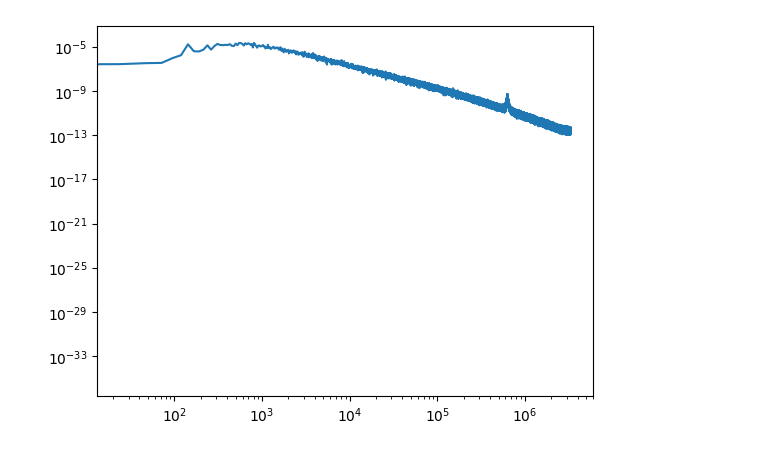
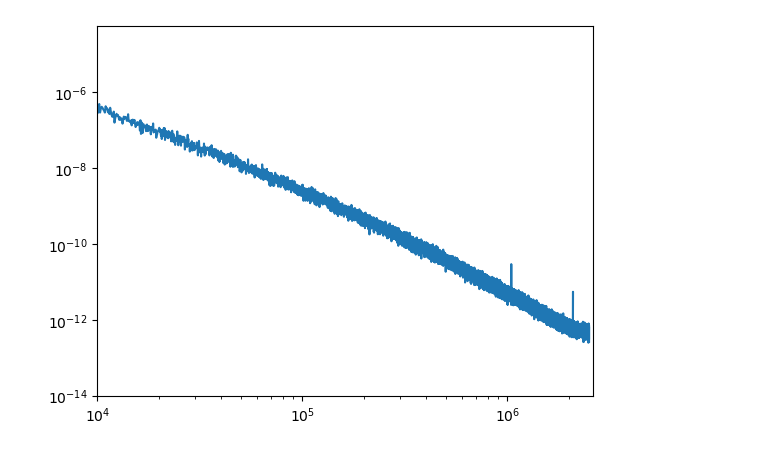
Before and after one commit to mcthumann/Brownian_Data_Analysis, a Jupyter notebook: scripts/HP_PSD_Fit.ipynb, the cells around one changed output. Saved outputs shown, nothing was run; the diff lists cells and outputs as text; code cells hidden in the pictures.

```diff
--- a/scripts/HP_PSD_Fit.ipynb
+++ b/scripts/HP_PSD_Fit.ipynb
@@ -39,12 +39,13 @@ Text(0.5, 1.0, 'Transfer Funtion')
 # %%
-HP_filename = r"C:\Users\GaGe\Desktop\Brownian_Data_2024\October_Gage_Data\20241122\2_um_short_4"
-hp_offset = 3
-num_files = 6
+HP_filename = r"C:\Users\mcthu\Downloads\2 micron data\Friday_data_set"
+hp_offset = 73671700
+num_files = 10
 traces_per_file = 3
 traces_HP = check_and_load_or_process("", hp_offset, HP_filename, "X", num_files, traces_per_file)
 
 time_hp = np.arange(0, len(traces_HP[0]['series']))
 conf_hp = Config(**traces_HP[0]['args'])
+conf_hp.print()
 time_hp = time_hp * (1/conf_hp.sampling_rate)
 
 plt.figure(figsize=(10, 6))
@@ -72,24 +75,26 @@ MASS TOTAL IS 1.1309733552923254e-14
 # %%
 #bin data
-bin = 30
+bin = 40
 all_hp_series = []
 
 for trace in traces_HP:
     series = bin_data(trace['series'], bin)
     all_hp_series.append(series)
 
 all_hp_psd = []
 frequency = 0
 
 for series in all_hp_series:
     frequency, psd = scipy.signal.periodogram(series, fs=conf_hp.sampling_rate/bin, scaling="density")
     all_hp_psd.append(psd)
 
 hp_avg_psd = np.mean(all_hp_psd, axis=0)
 
 plt.plot(frequency, hp_avg_psd)
+plt.ylim(bottom=1e-14)
+plt.xlim(left=1e4)
 plt.xscale('log')
 plt.yscale('log')
 # %% [output]
-[figure, old version]
+[figure, new version]
 # %%
```
Also changed, not shown: parts of 7 cells of this notebook, 5 other files.
